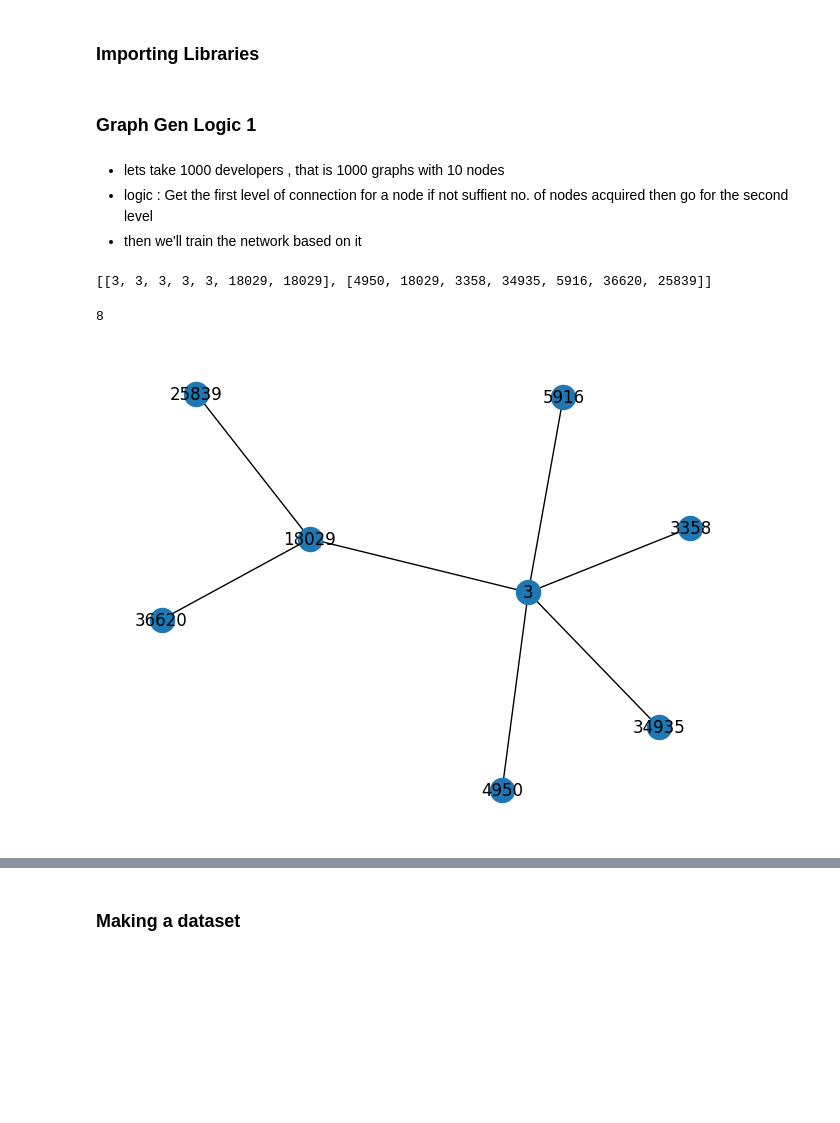
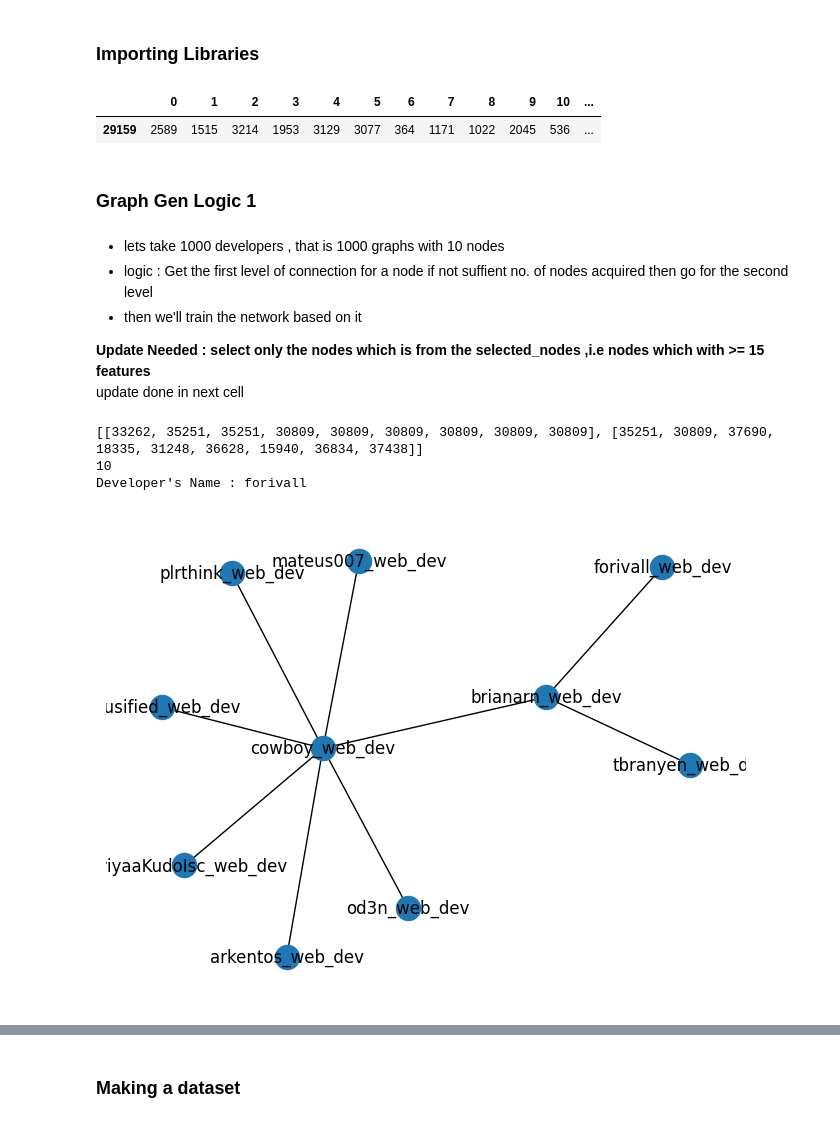
Before and after one commit to bharathwajan/git_users_domain_prediction, a Jupyter notebook: graph_data_creation.ipynb, the cells around one changed output, grey strips where cells are left out. Cells and saved outputs as stored; diff of their text form; code cells hidden in the pictures; blank space fills up the shorter version.

Commit message:
graph_creation_bug_fixed

```diff
--- a/graph_data_creation.ipynb
+++ b/graph_data_creation.ipynb
@@ -14,40 +23,67 @@ edge_data=pd.read_csv("data/musae_git_edges.csv")
+# %%
+selected_nodes.loc[selected_nodes["id"]==33262]
+# %% [output]
+|  | 0 | 1 | 2 | 3 | 4 | 5 | 6 | 7 | 8 | 9 | 10 | ... |
+| 29159 | 2589 | 1515 | 3214 | 1953 | 3129 | 3077 | 364 | 1171 | 1022 | 2045 | 536 | ... |
 # %% [markdown]
 ### <b> Graph Gen Logic 1 </b>
 # %% [markdown]
 * lets take 1000 developers , that is 1000 graphs with 10 nodes
 * logic : Get the first level of connection for a node if not suffient no. of nodes acquired then go for the second level
 * then we'll train the network based on it
+
+<b> Update Needed : select only the nodes which is from the selected_nodes ,i.e nodes which with >= 15 features </b> <br>
+    update done in next cell
 # %%
 edge_index=[[],[]]
 nodes_parsed=[]
 def generate_graph(dev_id,nodes_needed):
     neighbour_dev_ids=edge_data.loc[edge_data["id_1"]==dev_id]["id_2"].values
     for neighbour_dev in neighbour_dev_ids:
         if len(set([item for sublist in edge_index for item in sublist]))>=10:
             break
         else:
             edge_index[0].append(dev_id),edge_index[1].append(neighbour_dev)
     nodes_parsed.append(dev_id)
     nodes=set([item for sublist in edge_index for item in sublist])
     if len(nodes)>=nodes_needed:
         return edge_index
     else:
         dev_id = list(set(nodes) - set(nodes_parsed))[0]
         nodes_needed-=len(neighbour_dev_ids)+1 #why plus 1 because of the current node
         return generate_graph(dev_id,nodes_needed)
-result=generate_graph(3,10)
+
+dev_id=int(input("Enter Dev Id : "))
+
+
+result=generate_graph(dev_id,10)
 print(result)
 nodes=set([item for sublist in result for item in sublist])
-len(nodes)
+print(len(nodes))
+
+
+
+### Visualization
+
+dev_name=user_data.loc[user_data["id"]==dev_id]["name"].values[0]
+print("Developer's Name :",dev_name)
+Graph=nx.Graph()
+for source,dest in zip(result[0],result[1]):
+    src_name,dest_name=user_data.loc[user_data["id"]==source]["name"].values[0],user_data.loc[user_data["id"]==dest]["name"].values[0]
+    src_domain,dest_domain=user_data.loc[user_data["id"]==source]["ml_target"].values[0],user_data.loc[user_data["id"]==dest]["ml_target"].values[0]
+    if src_domain==1:
+        src_domain="ML_dev"
+    else:
+        src_domain="web_dev"
+    if dest_domain==1:
+        dest_domain="ML_dev"
+    else:
+        dest_domain="web_dev"
+    src,dest=src_name+"_"+src_domain,dest_name+"_"+dest_domain
+    Graph.add_edge(src,dest)
+nx.draw(Graph,with_labels=True)
 # %% [output]
-[[3, 3, 3, 3, 3, 18029, 18029], [4950, 18029, 3358, 34935, 5916, 36620, 25839]]
+[[33262, 35251, 35251, 30809, 30809, 30809, 30809, 30809, 30809], [35251, 30809, 37690, 18335, 31248, 36628, 15940, 36834, 37438]]
+10
+Developer's Name : forivall
-8
+[figure, added]
-# %%
-import networkx as nx
-import matplotlib.pyplot as plt
-Graph=nx.Graph()
-for source,dest in zip(result[0],result[1]):
-    Graph.add_edge(source,dest)
-nx.draw(Graph,cmap=plt.get_cmap('viridis'),with_labels=True)
-# %% [output]
-[figure, removed]
```
Also changed, not shown: parts of 16 cells of this notebook, 4 other files.
